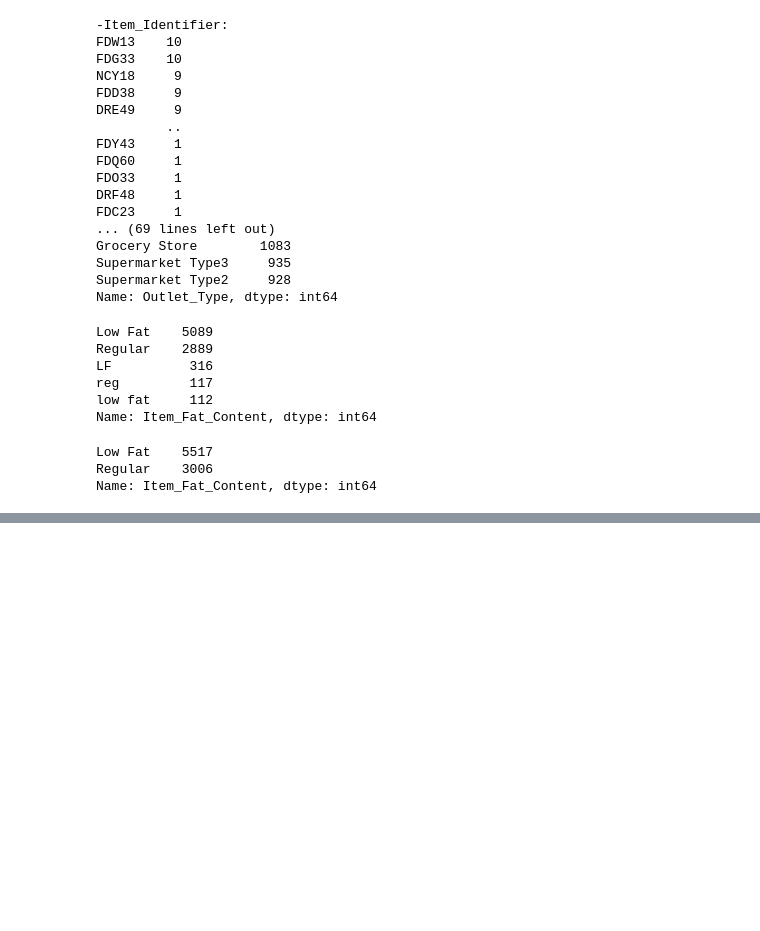
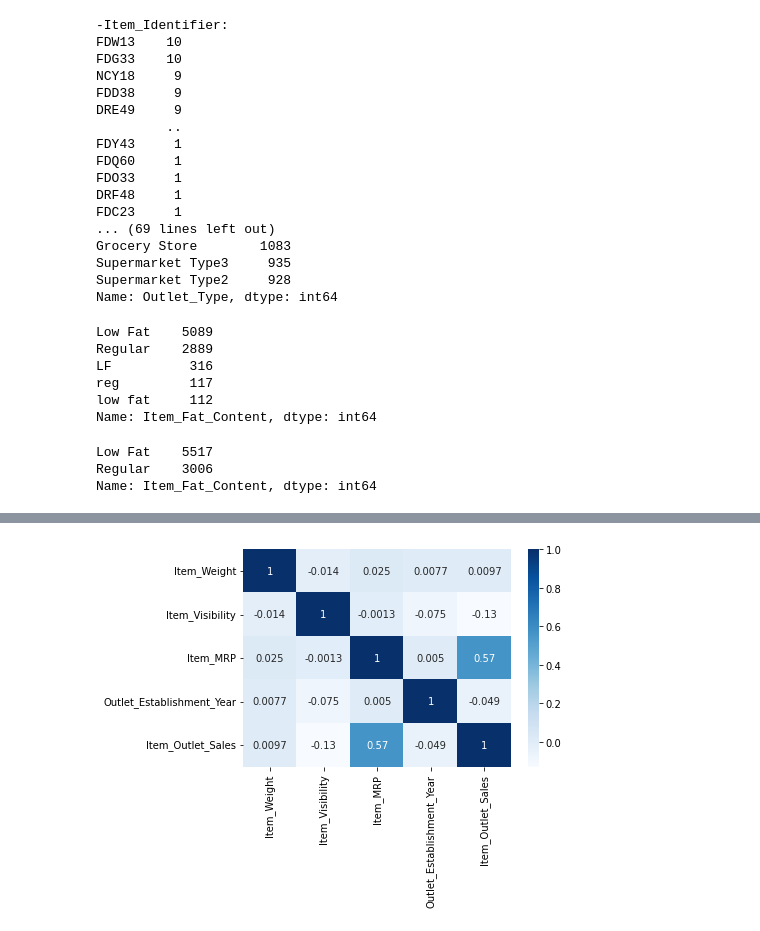
Before and after one commit to AGrantHewitt/Food_Sales_Predictions, a Jupyter notebook: Food_Sales_Predictions.ipynb, the cells around one changed output, grey strips where cells are left out. Saved outputs shown, nothing was run; the diff lists cells and outputs as text; code cells hidden in the pictures; blank space fills up the shorter version.

```diff
--- a/Food_Sales_Predictions.ipynb
+++ b/Food_Sales_Predictions.ipynb
@@ -184,0 +199,10 @@ df.describe()
+# %%
+#Heatmap of the correlation between features.
+corr = df.corr() #set my correlation data as a variable to make it easier to plot
+sns.heatmap(corr, cmap = 'Blues', annot = True);
+#correlation coefficient greater than 0.7 is considered "strong."
+#between 0.5 and 0.7 is considered "moderate".
+#between 0.3 and 0.5 is considered  a "low" correlation.
+#There is a moderate positive correlation bewtween Item Weight and Item MRP
+# %% [output]
+[figure, added]
```
Also changed, not shown: parts of 6 cells of this notebook.
